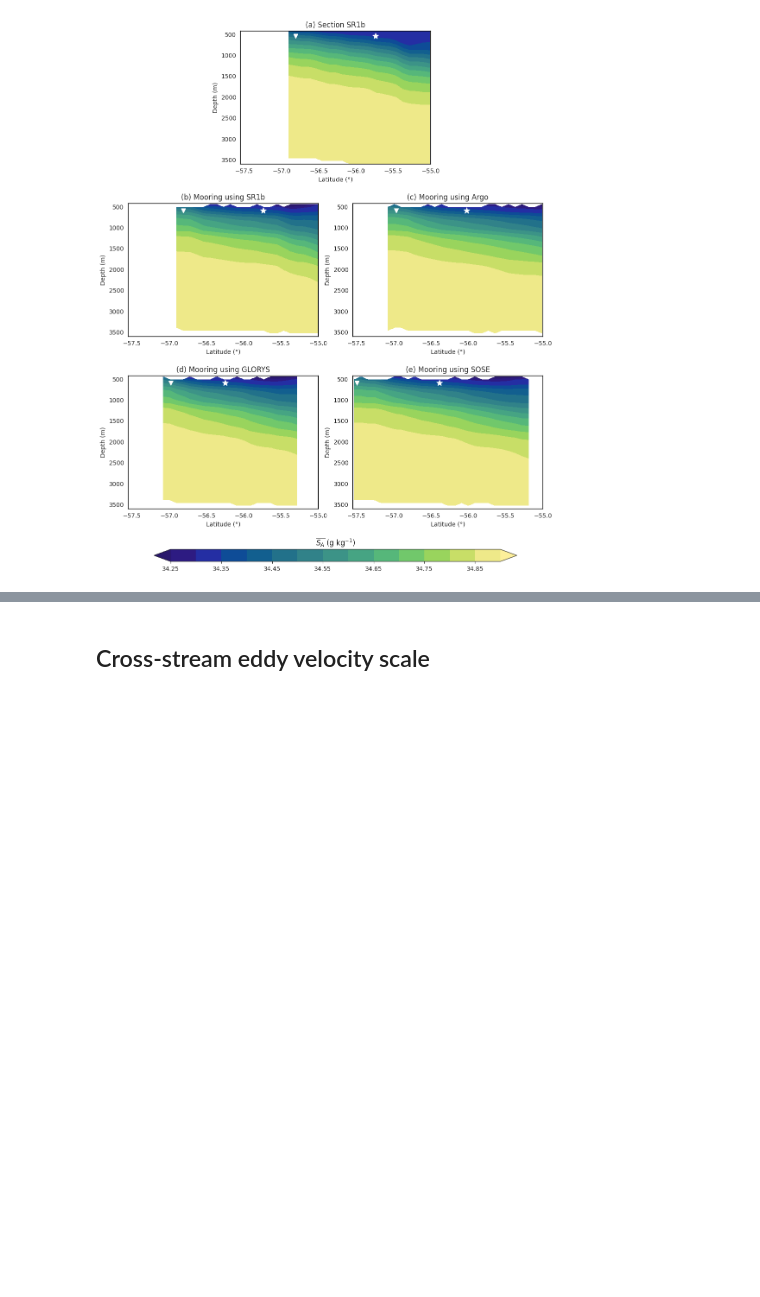
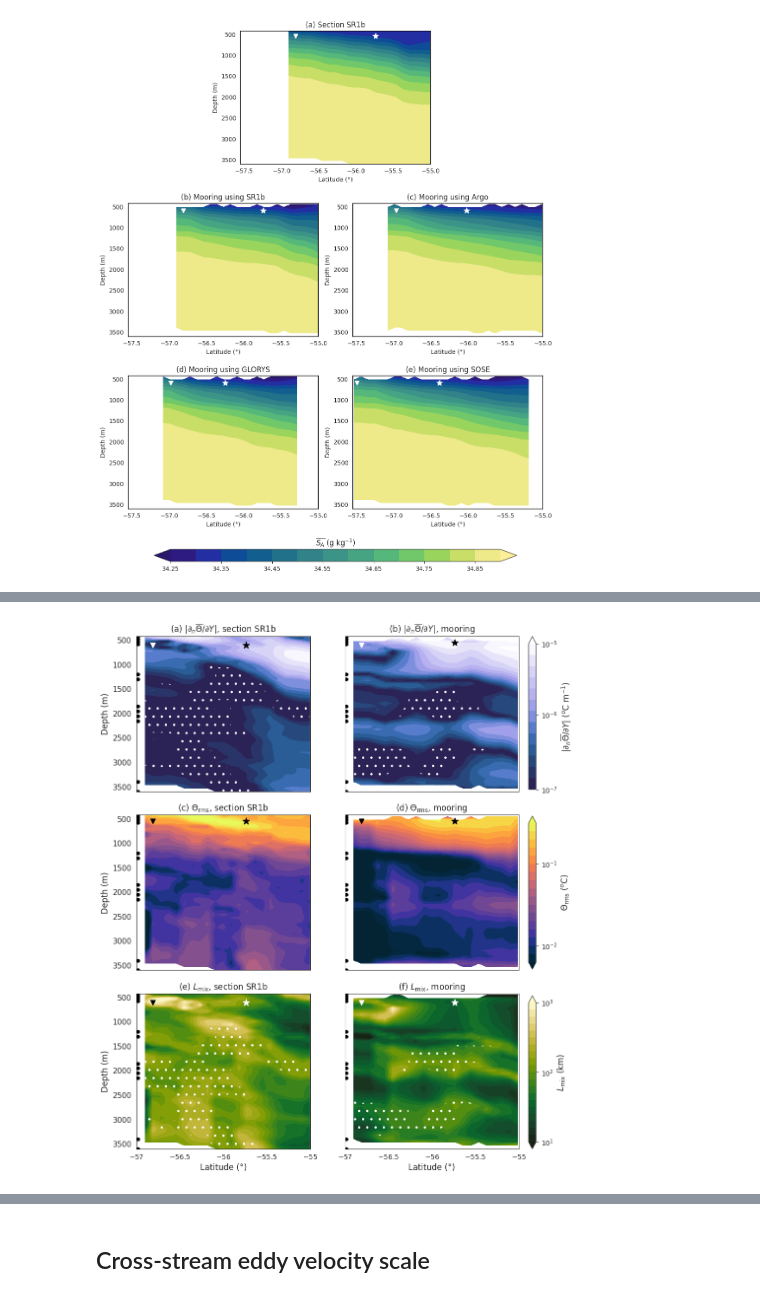
Before and after one commit to MiriamSterl/SouthernOceanMooringDiffusivity, a Jupyter notebook: plot_data_paper.ipynb, the cells around one changed output, grey strips where cells are left out. Drawn from its saved outputs; the diff is of its cells as text; code cells hidden in the pictures; blank space fills up the shorter version.

```diff
--- a/plot_data_paper.ipynb
+++ b/plot_data_paper.ipynb
@@ -882,0 +320,95 @@ plt.show()
+# %%
+fig, ((ax1,ax2),(ax3,ax4),(ax5,ax6)) = plt.subplots(3, 2, figsize=(10, 13.5),sharex=True, sharey=True)
+
+# NEUTRAL GRADIENT
+levels_theta = np.arange(-7, -5, 0.15)
+cm_theta = cmc.cm.devon
+
+# SR1b
+im1 = ax1.contourf(lat_section, depth_section, np.log10(abs(ds_section_depth.dthetabardy)), cmap=cm_theta, levels = levels_theta,extend='max')
+hatch1 = ax1.contourf(lat_section, depth_section, np.log10(abs(ds_section_depth.dthetabardy)), levels=[-8,-7],colors='none', hatches=['.'])
+ax1.scatter(PF_lat_SR1b, 600, marker='v', color='w', s=50, zorder=10)
+ax1.scatter(SAF_lat_SR1b, 600, marker='*', color='k', s=100, zorder=10)
+# Moorings SR1b
+im2 = ax2.contourf(lat_moorings, depth_moorings, np.log10(abs(ds_moorings_sr1b_depth.dthetabardy)), cmap=cm_theta, levels = levels_theta,extend='max')
+hatch2 = ax2.contourf(lat_moorings, depth_moorings, np.log10(abs(ds_moorings_sr1b_depth.dthetabardy)), levels=[-8,-7],colors='none', hatches=['.'])
+ax2.scatter(PF_lat_SR1b, 600, marker='v', color='w', s=50, zorder=10)
+ax2.scatter(SAF_lat_SR1b, 550, marker='*', color='k', s=100, zorder=10)
+
+cbar_ax1 = fig.add_axes([0.92, 0.65, 0.015, 0.23])
+cbar1 = fig.colorbar(im1, cax=cbar_ax1, orientation='vertical', ticks=np.arange(-7, -4.5, 1))
+cbar1.ax.set_yticklabels([r'$10^{-7}$',r'$10^{-6}$',r'$10^{-5}$'])
+cbar1.ax.set_ylabel(r'$|\partial_n \overline{\Theta}/\partial Y|$ ($^o$C m$^{-1}$)',fontsize=12)
+
+
+# RMS THETA
+levels_theta = np.arange(-2.2, -0.4, 0.1)
+# SR1b
+im3 = ax3.contourf(lat_section, depth_section, np.log10(abs(ds_section_depth.rms_theta)), cmap=cmo.cm.thermal, levels = levels_theta,extend='both')
+ax3.scatter(PF_lat_SR1b, 550, marker='v', color='k', s=50, zorder=10)
+ax3.scatter(SAF_lat_SR1b, 550, marker='*', color='k', s=100, zorder=10)
+# Moorings SR1b
+im4 = ax4.contourf(lat_moorings, depth_moorings, np.log10(abs(ds_moorings_sr1b_depth.rms_theta)), cmap=cmo.cm.thermal, levels = levels_theta,extend='both')
+ax4.scatter(PF_lat_SR1b, 550, marker='v', color='k', s=50, zorder=10)
+ax4.scatter(SAF_lat_SR1b, 550, marker='*', color='k', s=100, zorder=10)
+
+cbar_ax4 = fig.add_axes([0.92, 0.38, 0.015, 0.23])
+cbar4 = fig.colorbar(im4, cax=cbar_ax4, orientation='vertical', ticks=[-2,-1])
+cbar4.ax.set_yticklabels([r'$10^{-2}$',r'$10^{-1}$'])
+cbar4.ax.set_ylabel(r'$\Theta_\text{rms}$ ($^o$C)',fontsize=12)
+
+
+# MIXING LENGTH
+levels = np.arange(4, 6.01, 0.1)
+cmap = cmo.cm.speed_r
+
+# SR1b
+im5 = ax5.contourf(lat_section, depth_section, np.log10(abs(ds_section_depth.Lmix)), cmap=cmap, levels = levels,extend='both')
+hatch5 = ax5.contourf(lat_section, depth_section, np.log10(abs(ds_section_depth.dthetabardy)), levels=[-8,-7],colors='none', hatches=['.'])
+ax5.scatter(PF_lat_SR1b, 600, marker='v', color='k', s=50, zorder=10)
+ax5.scatter(SAF_lat_SR1b, 600, marker='*', color='w', s=100, zorder=10)
+# Moorings SR1b
+im6 = ax6.contourf(lat_moorings, depth_moorings, np.log10(abs(ds_moorings_sr1b_depth.Lmix)), cmap=cmap, levels = levels,extend='both')
+hatch6 = ax6.contourf(lat_moorings, depth_moorings, np.log10(abs(ds_moorings_sr1b_depth.dthetabardy)), levels=[-8,-7],colors='none', hatches=['.'])
+ax6.scatter(PF_lat_SR1b, 600, marker='v', color='w', s=50, zorder=10)
+ax6.scatter(SAF_lat_SR1b, 600, marker='*', color='w', s=100, zorder=10)
+
+cbar_ax5 = fig.add_axes([0.92, 0.11, 0.015, 0.23])
+cbar5 = fig.colorbar(im5, cax=cbar_ax5, orientation='vertical', ticks=[4,5,6])
+cbar5.ax.set_yticklabels([r'$10^{1}$',r'$10^{2}$',r'$10^{3}$'])
+cbar5.ax.set_ylabel(r'$L_\text{mix}$ (km)',fontsize=12)
+
+
+# INSTRUMENT DEPTHS
+for ax in [ax1,ax2,ax3,ax4,ax5,ax6]:
+    ax.scatter(np.ones(len(instrument_depths))*-56.985, instrument_depths, marker='o', color='k', s=20, zorder=10)
+
+
+# LABELS & TITLES
+for ax in [ax1,ax2,ax3,ax4,ax5,ax6]:
+    ax.set_xlim(-57,-55)
+    ax.set_xticks([-57,-56.5,-56,-55.5,-55])
+    ax.set_ylim(420,3600)
+    ax.set_yticks([500,1000,1500,2000,2500,3000,3500])
+    ax.invert_yaxis()
+for ax in [ax5,ax6]:
+    ax.set_xlabel('Latitude (°)',fontsize=12)
+    ax.set_xticklabels([r'$-57$',r'$-56.5$',r'$-56$',r'$-55.5$',r'$-55$'],fontsize=10)
+for ax in [ax1,ax3,ax5]:
+    ax.set_ylabel('Depth (m)',fontsize=12)
+    ax.set_yticklabels([500,1000,1500,2000,2500,3000,3500],fontsize=11)
+
+
+ax1.set_title(r'(a) $|\partial_n \overline{\Theta}/\partial Y|$, section SR1b')
+ax2.set_title(r'(b) $|\partial_n \overline{\Theta}/\partial Y|$, mooring')
+ax3.set_title(r'(c) $\Theta_\text{rms}$, section SR1b')
+ax4.set_title(r'(d) $\Theta_\text{rms}$, mooring')
+ax5.set_title(r'(e) $L_\text{mix}$, section SR1b')
+ax6.set_title(r'(f) $L_\text{mix}$, mooring')
+
+
+plt.subplots_adjust(wspace=0.2, hspace=0.15)
+plt.savefig('../figures_paper/theta_gradient_rms_Lmix.pdf', bbox_inches='tight')
+plt.show()
+# %% [output]
+[figure, added]
```
Also changed, not shown: parts of 32 cells of this notebook.
